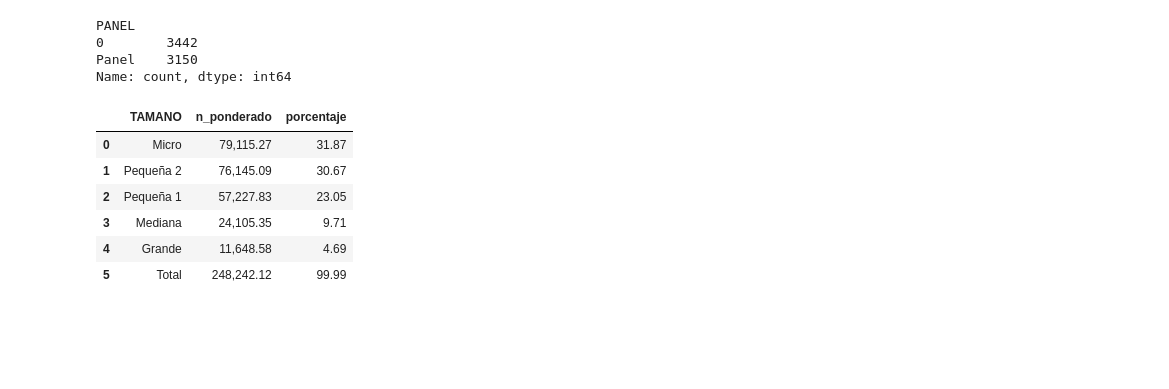
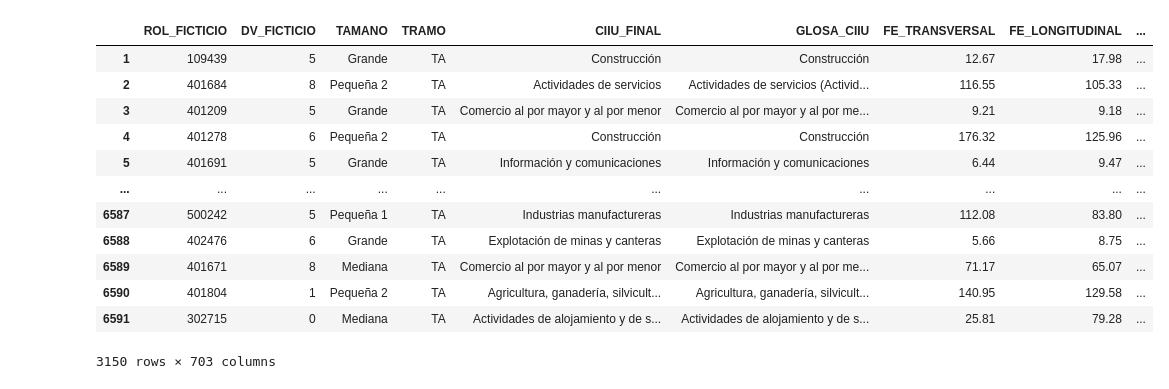
Before and after one commit to tomasleale/ele7, a Jupyter notebook: ele7.ipynb, the cells around one changed output. Drawn from its saved outputs; the diff is of its cells as text; code cells hidden in the pictures; blank space fills up the shorter version.

```diff
--- a/ele7.ipynb
+++ b/ele7.ipynb
@@ -163 +178,19 @@ df.head()
+# %%
+# MUESTRA LONGITUDINAL
+df_longitudinal = df[df['PANEL'] == 'Panel'].copy()
+df_longitudinal
+# %% [output]
+|  | ROL_FICTICIO | DV_FICTICIO | TAMANO | TRAMO | CIIU_FINAL | GLOSA_CIIU | FE_TRANSVERSAL | FE_LONGITUDINAL | ... |
+| 1 | 109439 | 5 | Grande | TA | Construcción | Construcción | 12.67 | 17.98 | ... |
+| 2 | 401684 | 8 | Pequeña 2 | TA | Actividades de servicios | Actividades de servicios (Activid... | 116.55 | 105.33 | ... |
+| 3 | 401209 | 5 | Grande | TA | Comercio al por mayor y al por menor | Comercio al por mayor y al por me... | 9.21 | 9.18 | ... |
+| 4 | 401278 | 6 | Pequeña 2 | TA | Construcción | Construcción | 176.32 | 125.96 | ... |
+| 5 | 401691 | 5 | Grande | TA | Información y comunicaciones | Información y comunicaciones | 6.44 | 9.47 | ... |
+| ... | ... | ... | ... | ... | ... | ... | ... | ... | ... |
+| 6587 | 500242 | 5 | Pequeña 1 | TA | Industrias manufactureras | Industrias manufactureras | 112.08 | 83.80 | ... |
+| 6588 | 402476 | 6 | Grande | TA | Explotación de minas y canteras | Explotación de minas y canteras | 5.66 | 8.75 | ... |
+| 6589 | 401671 | 8 | Mediana | TA | Comercio al por mayor y al por menor | Comercio al por mayor y al por me... | 71.17 | 65.07 | ... |
+| 6590 | 401804 | 1 | Pequeña 2 | TA | Agricultura, ganadería, silvicult... | Agricultura, ganadería, silvicult... | 140.95 | 129.58 | ... |
+| 6591 | 302715 | 0 | Mediana | TA | Actividades de alojamiento y de s... | Actividades de alojamiento y de s... | 25.81 | 79.28 | ... |
+3150 rows × 703 columns
 # %%
@@ -273,10 +303,3 @@ def dstats(df, variables, tipo='frecuencia', variable_cruce=None, factor='FE_LON
 
     else:
         raise ValueError("El parámetro 'tipo' debe ser 'frecuencia', 'cruzada' o 'promedio'.")
-# %%
-df['PANEL'].value_counts()
-# %% [output]
-PANEL
-0        3442
-Panel    3150
-Name: count, dtype: int64
@@ -285,11 +305,0 @@ df_longitudinal = df['FE_LONGITUDINAL'] ==
-# %%
-samp_per_size = dstats(df, 'TAMANO', tipo='frecuencia')
-samp_per_size
-# %% [output]
-|  | TAMANO | n_ponderado | porcentaje |
-| 0 | Micro | 79,115.27 | 31.87 |
-| 1 | Pequeña 2 | 76,145.09 | 30.67 |
-| 2 | Pequeña 1 | 57,227.83 | 23.05 |
-| 3 | Mediana | 24,105.35 | 9.71 |
-| 4 | Grande | 11,648.58 | 4.69 |
-| 5 | Total | 248,242.12 | 99.99 |
```
Also changed, not shown: parts of 5 cells of this notebook.
